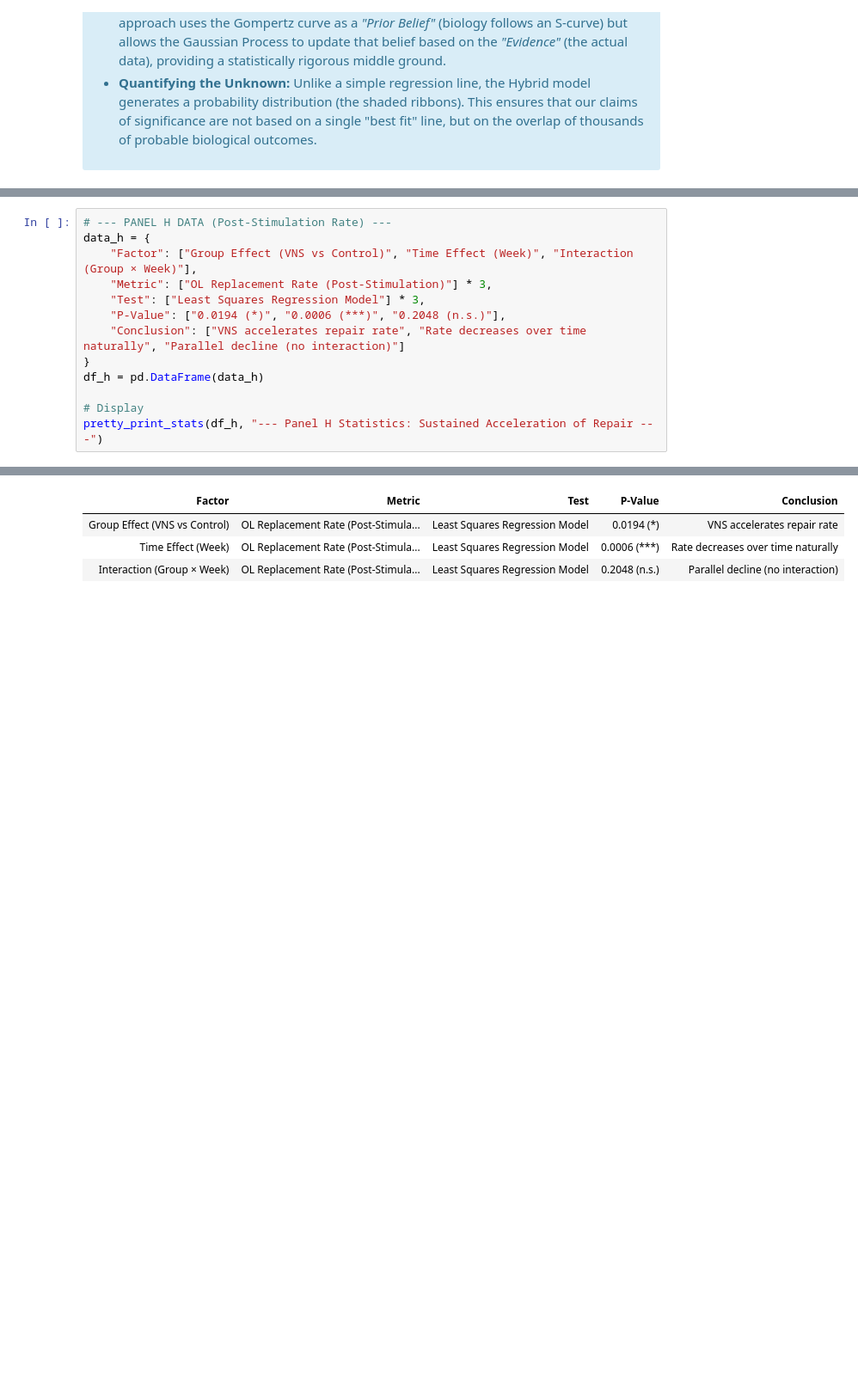
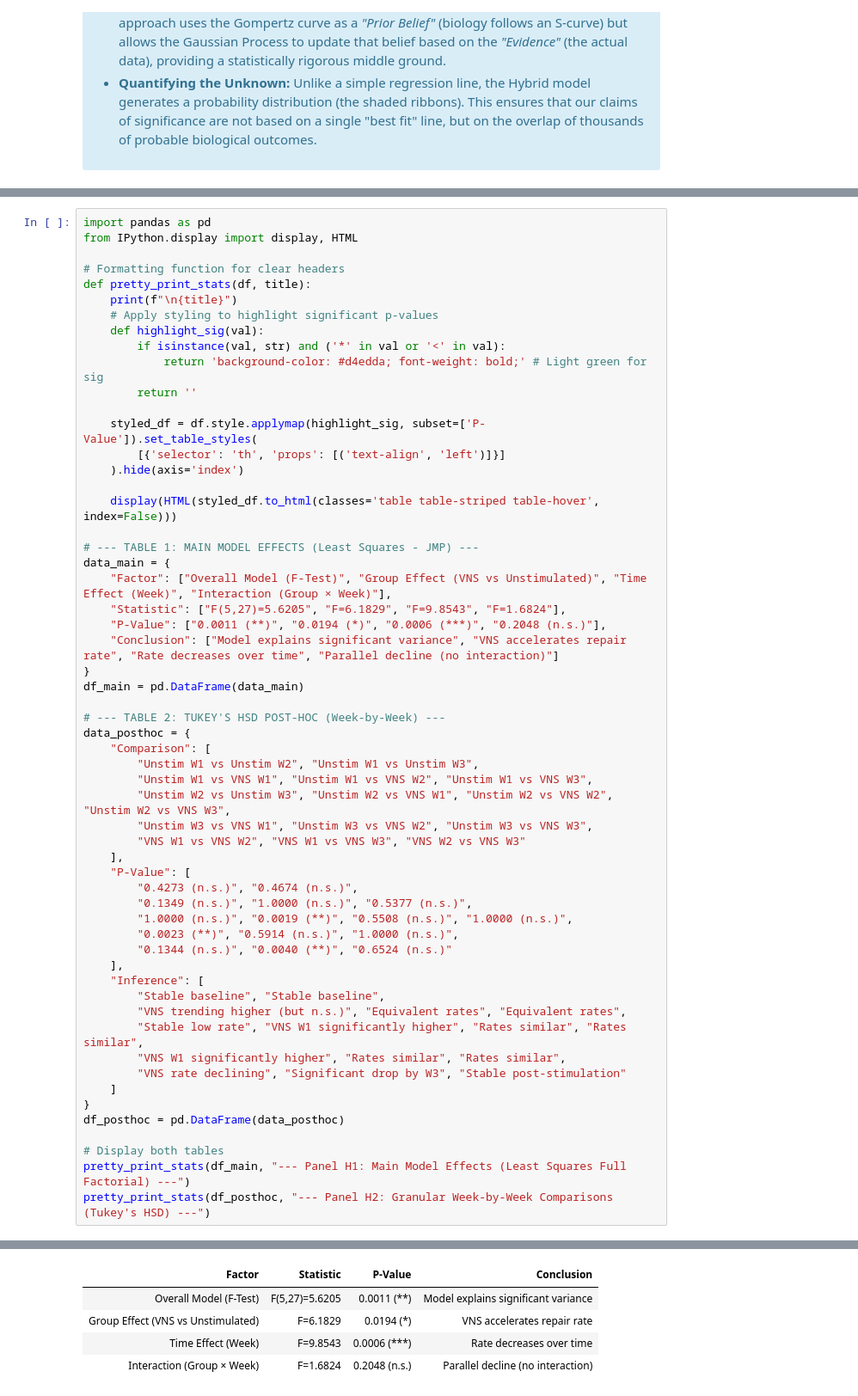
Before and after one commit to shayokdutta/vns_remyelination, a Jupyter notebook: figure1_VNSOligos.ipynb, the cells around one changed output, grey strips where cells are left out. Shown at 86% size. Drawn from its saved outputs; the diff is of its cells as text; blank space fills up the shorter version.

```diff
--- a/figure1_VNSOligos.ipynb
+++ b/figure1_VNSOligos.ipynb
@@ -1710,16 +1710,60 @@ Significant Windows found: ['21.0-75.0']
 ## Panel H: OL Replacement Rate Post-stimulation
 ![Figure 1 Panel H](figure1/panelH.svg)
 # %%
-# --- PANEL H DATA (Post-Stimulation Rate) ---
-data_h = {
-    "Factor": ["Group Effect (VNS vs Control)", "Time Effect (Week)", "Interaction (Group × Week)"],
-    "Metric": ["OL Replacement Rate (Post-Stimulation)"] * 3,
-    "Test": ["Least Squares Regression Model"] * 3,
-    "P-Value": ["0.0194 (*)", "0.0006 (***)", "0.2048 (n.s.)"],
-    "Conclusion": ["VNS accelerates repair rate", "Rate decreases over time naturally", "Parallel decline (no interaction)"]
+import pandas as pd
+from IPython.display import display, HTML
+
+# Formatting function for clear headers
+def pretty_print_stats(df, title):
+    print(f"\n{title}")
+    # Apply styling to highlight significant p-values
+    def highlight_sig(val):
+        if isinstance(val, str) and ('*' in val or '<' in val):
+            return 'background-color: #d4edda; font-weight: bold;' # Light green for sig
+        return ''
+
+    styled_df = df.style.applymap(highlight_sig, subset=['P-Value']).set_table_styles(
+        [{'selector': 'th', 'props': [('text-align', 'left')]}]
+    ).hide(axis='index')
+
+    display(HTML(styled_df.to_html(classes='table table-striped table-hover', index=False)))
+
+# --- TABLE 1: MAIN MODEL EFFECTS (Least Squares - JMP) ---
+data_main = {
+    "Factor": ["Overall Model (F-Test)", "Group Effect (VNS vs Unstimulated)", "Time Effect (Week)", "Interaction (Group × Week)"],
+    "Statistic": ["F(5,27)=5.6205", "F=6.1829", "F=9.8543", "F=1.6824"],
+    "P-Value": ["0.0011 (**)", "0.0194 (*)", "0.0006 (***)", "0.2048 (n.s.)"],
+    "Conclusion": ["Model explains significant variance", "VNS accelerates repair rate", "Rate decreases over time", "Parallel decline (no interaction)"]
 }
-df_h = pd.DataFrame(data_h)
+df_main = pd.DataFrame(data_main)
 
-# Display
-pretty_print_stats(df_h, "--- Panel H Statistics: Sustained Acceleration of Repair ---")
+# --- TABLE 2: TUKEY'S HSD POST-HOC (Week-by-Week) ---
+data_posthoc = {
+    "Comparison": [
+        "Unstim W1 vs Unstim W2", "Unstim W1 vs Unstim W3",
+        "Unstim W1 vs VNS W1", "Unstim W1 vs VNS W2", "Unstim W1 vs VNS W3",
+        "Unstim W2 vs Unstim W3", "Unstim W2 vs VNS W1", "Unstim W2 vs VNS W2", "Unstim W2 vs VNS W3",
+        "Unstim W3 vs VNS W1", "Unstim W3 vs VNS W2", "Unstim W3 vs VNS W3",
+        "VNS W1 vs VNS W2", "VNS W1 vs VNS W3", "VNS W2 vs VNS W3"
+    ],
+    "P-Value": [
+        "0.4273 (n.s.)", "0.4674 (n.s.)",
+        "0.1349 (n.s.)", "1.0000 (n.s.)", "0.5377 (n.s.)",
+        "1.0000 (n.s.)", "0.0019 (**)", "0.5508 (n.s.)", "1.0000 (n.s.)",
+        "0.0023 (**)", "0.5914 (n.s.)", "1.0000 (n.s.)",
+        "0.1344 (n.s.)", "0.0040 (**)", "0.6524 (n.s.)"
+    ],
+    "Inference": [
+        "Stable baseline", "Stable baseline",
+        "VNS trending higher (but n.s.)", "Equivalent rates", "Equivalent rates",
+        "Stable low rate", "VNS W1 significantly higher", "Rates similar", "Rates similar",
+        "VNS W1 significantly higher", "Rates similar", "Rates similar",
+        "VNS rate declining", "Significant drop by W3", "Stable post-stimulation"
+    ]
+}
+df_posthoc = pd.DataFrame(data_posthoc)
+
+# Display both tables
+pretty_print_stats(df_main, "--- Panel H1: Main Model Effects (Least Squares Full Factorial) ---")
+pretty_print_stats(df_posthoc, "--- Panel H2: Granular Week-by-Week Comparisons (Tukey's HSD) ---")
 # %% [output]
@@ -1727,4 +1771,5 @@ pretty_print_stats(df_h, "--- Panel H Statistics: Sustained Acceleration of Repa
-| Factor | Metric | Test | P-Value | Conclusion |
-| Group Effect (VNS vs Control) | OL Replacement Rate (Post-Stimula... | Least Squares Regression Model | 0.0194 (*) | VNS accelerates repair rate |
-| Time Effect (Week) | OL Replacement Rate (Post-Stimula... | Least Squares Regression Model | 0.0006 (***) | Rate decreases over time naturally |
-| Interaction (Group × Week) | OL Replacement Rate (Post-Stimula... | Least Squares Regression Model | 0.2048 (n.s.) | Parallel decline (no interaction) |
+| Factor | Statistic | P-Value | Conclusion |
+| Overall Model (F-Test) | F(5,27)=5.6205 | 0.0011 (**) | Model explains significant variance |
+| Group Effect (VNS vs Unstimulated) | F=6.1829 | 0.0194 (*) | VNS accelerates repair rate |
+| Time Effect (Week) | F=9.8543 | 0.0006 (***) | Rate decreases over time |
+| Interaction (Group × Week) | F=1.6824 | 0.2048 (n.s.) | Parallel decline (no interaction) |
```
Also changed, not shown: parts of 2 cells of this notebook, 9 other files.
